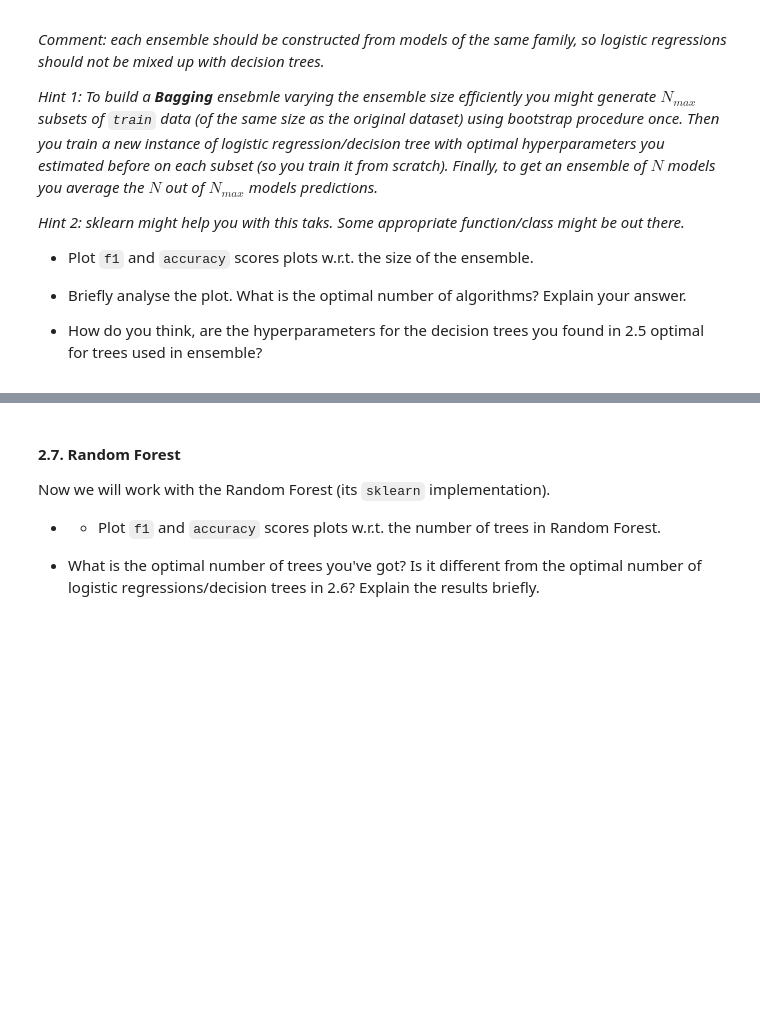
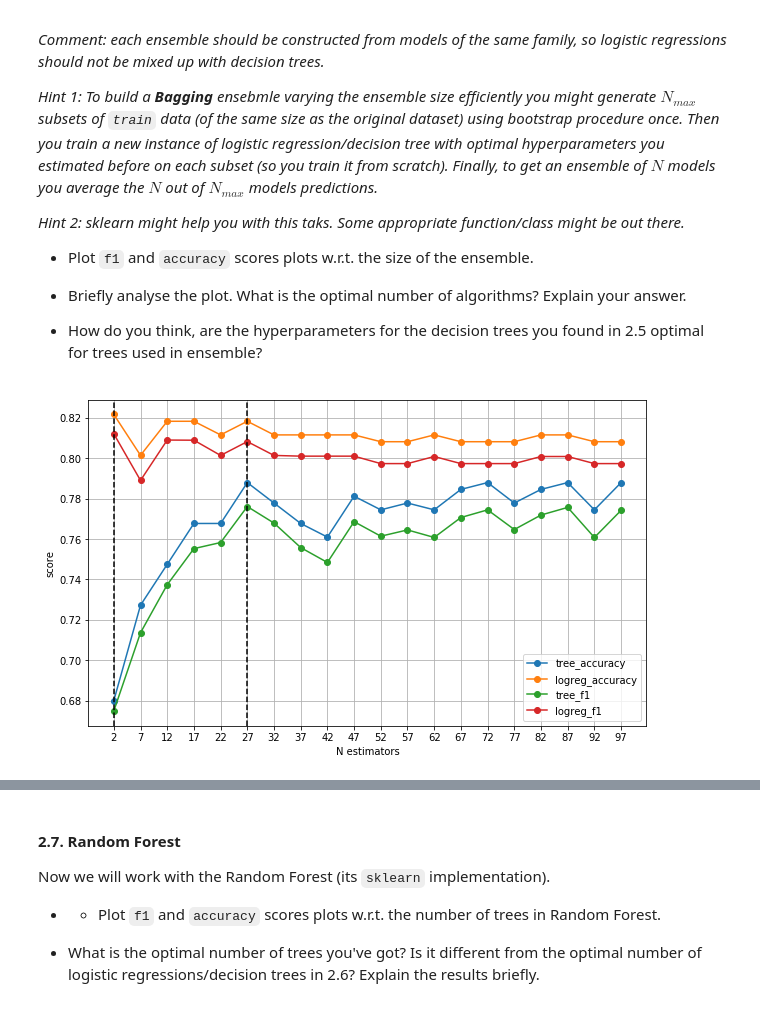
Before and after one commit to shereneshka/ml-mipt, a Jupyter notebook: homeworks_basic/Lab1_ML_pipeline_and_SVM/Lab1_part2_ml_pipeline.ipynb, the cells around one changed output, grey strips where cells are left out. Cells and saved outputs as stored; diff of their text form; code cells hidden in the pictures; blank space fills up the shorter version.

```diff
--- a/homeworks_basic/Lab1_ML_pipeline_and_SVM/Lab1_part2_ml_pipeline.ipynb
+++ b/homeworks_basic/Lab1_ML_pipeline_and_SVM/Lab1_part2_ml_pipeline.ipynb
@@ -287,0 +299,37 @@ We will build two ensembles: of logistic regressions and of decision trees.
+# %%
+# YOUR CODE HERE
+from sklearn.ensemble import BaggingClassifier
+
+tree_accuracy = []
+logreg_accuracy = []
+tree_f1 = []
+logreg_f1 = []
+for i in range(2,100,5):
+    bagg_tree = BaggingClassifier(best_tree, n_estimators=i, n_jobs=-1, random_state=42)
+    bagg_logreg = BaggingClassifier(best_lr, n_estimators=i, n_jobs=-1, random_state=42)
+    bagg_tree.fit(X_train, y_train)
+    bagg_logreg.fit(X_train, y_train)
+    tree_accuracy.append(bagg_tree.score(X_test, y_test))
+    logreg_accuracy.append(bagg_logreg.score(X_test, y_test))
+    tree_f1.append(f1_score(y_test, bagg_tree.predict(X_test), average='macro'))
+    logreg_f1.append(f1_score(y_test, bagg_logreg.predict(X_test), average='macro'))
+# %%
+plt.figure(figsize=(10,6))
+
+x = np.arange(2,100,5)
+plt.plot(x, tree_accuracy, 'o-')
+plt.plot(x, logreg_accuracy, 'o-')
+plt.plot(x, tree_f1, 'o-')
+plt.plot(x, logreg_f1, 'o-')
+plt.axvline(x[np.argmax(tree_accuracy)], linestyle='--', color='black')
+plt.axvline(x[np.argmax(logreg_accuracy)], linestyle='--', color='black')
+
+labels = ['tree_accuracy', 'logreg_accuracy', 'tree_f1', 'logreg_f1']
+plt.xticks(x)
+plt.grid()
+plt.legend(labels)
+plt.ylabel('score')
+plt.xlabel('N estimators')
+plt.show()
+# %% [output]
+[figure, added]
```
Also changed, not shown: parts of 29 cells of this notebook, 5 other files.
